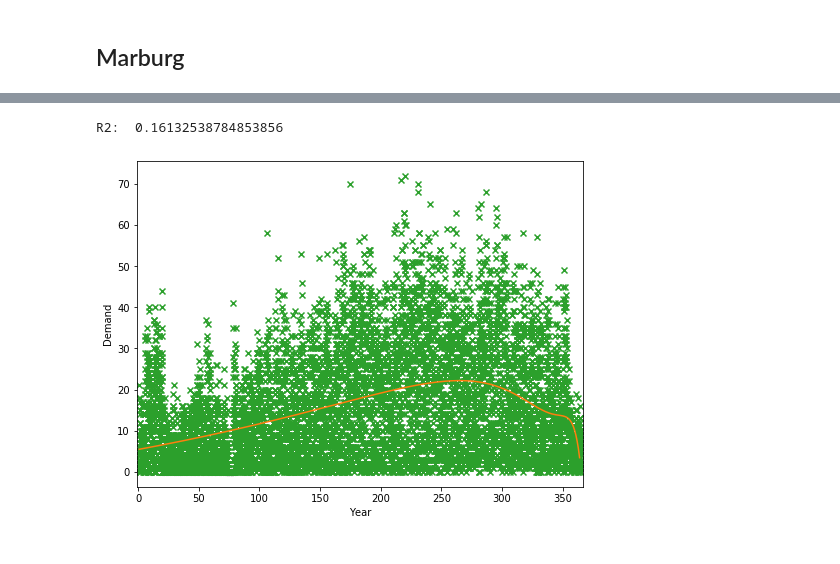
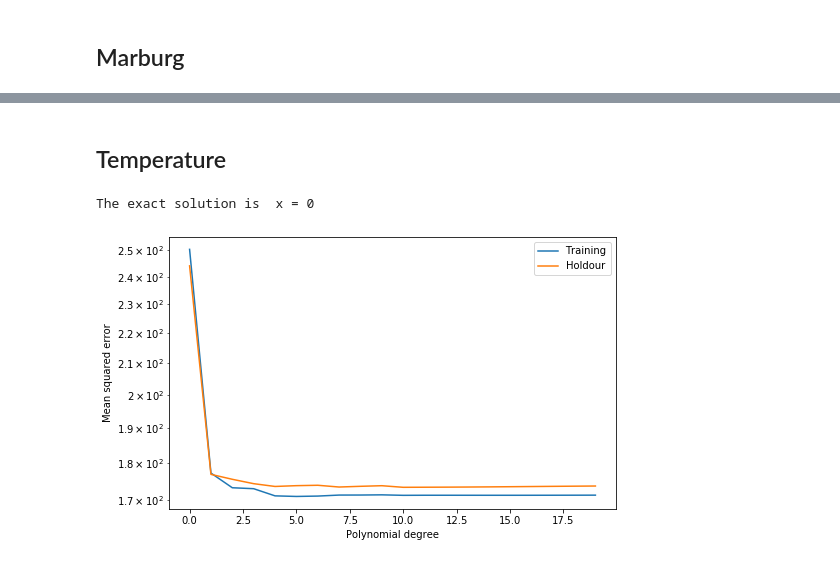
Before and after one commit to mogottsch/dsml_2020_magma, a Jupyter notebook: 3_predictive_modeling/Poly_Regression_Regularization.ipynb, the cells around one changed output, grey strips where cells are left out. Drawn from its saved outputs; the diff is of its cells as text; code cells hidden in the pictures.

Commit message:
Poly Regresssion weiter aber immer noch scheiße

```diff
--- a/3_predictive_modeling/Poly_Regression_Regularization.ipynb
+++ b/3_predictive_modeling/Poly_Regression_Regularization.ipynb
@@ -40,29 +24,29 @@ from sklearn.linear_model import Ridge
 
 def iterating_over_degree(x, y, MAXdeg):
 
-    x_train, x_test, y_train, y_test = train_test_split(x, y, test_size=0.3,random_state=42)
+    x_train, x_hold, y_train, y_hold = train_test_split(x, y, test_size=(0.2/0.7), random_state=34 ) #0.2/0.7 because we divided the set already in 70% train+holdout earlier
 
     err_train = []
-    err_cv = []
+    err_hold = []
 
     for deg in range(MAXdeg):
         # create poly features
         Poly = PolynomialFeatures(degree = deg)
-        X_train_poly = Poly.fit_transform(x_train.reshape(-1,1))
-        X_test_poly = Poly.fit_transform(x_test.reshape(-1,1))
+        X_train_poly = Poly.fit_transform(x_train)
+        X_hold_poly = Poly.fit_transform(x_hold)
 
         # fit model
         model_L2 = Ridge(alpha = 0, normalize = True, solver = 'lsqr') # select least squares regression as solver
         model_L2.fit(X_train_poly, y_train)
-        prediction = model_L2.predict(X_test_poly)
+        #prediction = model_L2.predict(X_hold_poly)
 
         # compute errors
         err_train.append(mean_squared_error(model_L2.predict(X_train_poly), y_train))
-        err_cv.append(mean_squared_error(model_L2.predict(X_test_poly), y_test))
+        err_hold.append(mean_squared_error(model_L2.predict(X_hold_poly), y_hold))
 
-    plt.figure(figsize = (8,6))
-    plt.semilogy(range(MAXdeg), err_train, range(MAXdeg), err_cv)
-    plt.legend(["Training", "Validation"])
+    plt.figure(figsize = (8,5))
+    plt.semilogy(range(MAXdeg), err_train, range(MAXdeg), err_hold)
+    plt.legend(["Training", "Holdour"])
     plt.xlabel("Polynomial degree")
     plt.ylabel("Mean squared error")
     plt.show()
@@ -198,6 +128,3 @@ marburg_weather
 | 2020-01-20 22:00:00 | -2.7 | 0.0 | 2020-01-20 22:00:00 |
 | 2020-01-20 23:00:00 | -3.2 | 0.0 | 2020-01-20 23:00:00 |
 8784 rows × 3 columns
-# %%
-marburg["h"]=marburg.index.floor(freq='h')
-marburg
@@ -270,12 +133,25 @@ The R^2 for quadratic curve is:  0.11919478696443786
-# %%
-# peak demand
-ym = duisburg.resample('H').count()["day"]
-# day of year
-xm = ym.index.map(lambda datetime : datetime.dayofyear).values
-type(xm)
-ym = ym.values
-
-plot_regression_poly_scikit(xm, ym, 100, 0)
-# %% [output]
-R2:  0.16132538784853856
-[figure, removed]
+# %%
+ma = pd.DataFrame(marburg.resample('H').count()["day"])
+ma.rename(columns={'day': 'demand'}, inplace=True)
+
+ma['dayofyear'] = ma.index.map(lambda datetime : datetime.dayofyear)
+ma['week'] = ma.index.map(lambda datetime : datetime.week)
+ma['weekday'] = ma.index.map(lambda datetime : datetime.weekday)
+ma['is_weekday'] = ma['weekday'].map(lambda day : day < 5)
+ma['hour'] = ma.index.map(lambda datetime : datetime.hour)
+
+ma = ma.merge(marburg_weather, left_index=True, right_index=True)
+
+#X = ma[['temperature', 'hour', 'precipitation', 'dayofyear']]
+# %% [markdown]
+## Temperature
+# %%
+X = ma[['temperature']]
+y = ma['demand']
+
+X_train, X_test, y_train, y_test = train_test_split(X, y, test_size=0.3,random_state=34 )
+# %%
+iterating_over_degree(X_train,y_train,20)
+# %% [output]
+The exact solution is  x = 0
+[figure, added]
```
Also changed, not shown: parts of 69 cells of this notebook, 1 other file.
